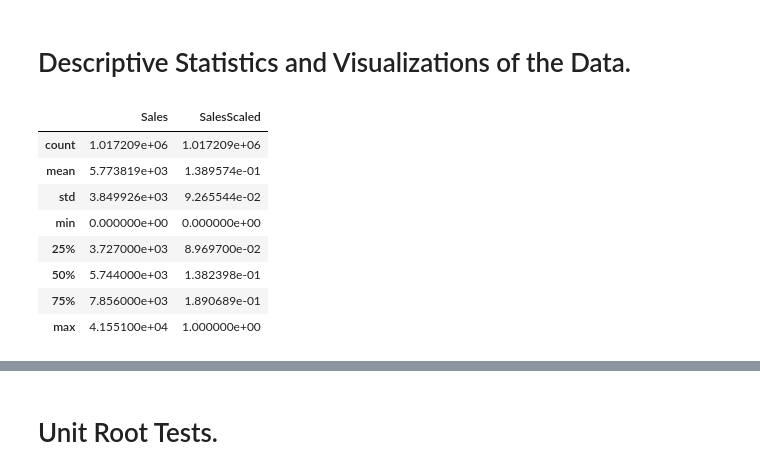
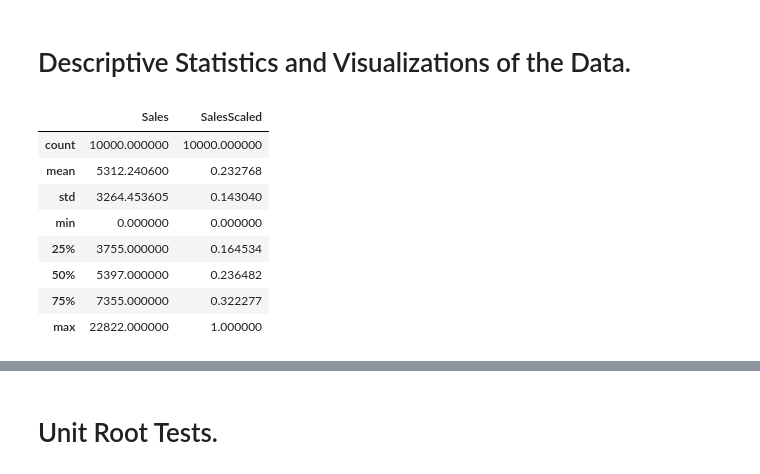
Before and after one commit to RYees/Pharmaceutical_Sales_prediction, a Jupyter notebook: notebooks/Istm_forecating.ipynb, the cells around one changed output, grey strips where cells are left out. Saved outputs shown, nothing was run; the diff lists cells and outputs as text; code cells hidden in the pictures.

```diff
--- a/notebooks/Istm_forecating.ipynb
+++ b/notebooks/Istm_forecating.ipynb
@@ -61,7 +38,8 @@ from tensorflow.keras.layers import LSTM
 scaler = MinMaxScaler()
 # train = train[['date','Sales']]
 train = train.loc[:,['Sales']]
-train
+new_train = train.iloc[:10000, :]
+new_train
 # %% [output]
 |  | Sales |
 | Date |  |
@@ -80,6 +58,6 @@ train
 # %%
-scaler.fit(train.Sales.values.reshape([-1, 1]))
-trainScaled = scaler.transform(train.Sales.values.reshape(-1, 1))
-train['SalesScaled'] = trainScaled
-train.tail(10)
+scaler.fit(new_train.Sales.values.reshape([-1, 1]))
+trainScaled = scaler.transform(new_train.Sales.values.reshape(-1, 1))
+new_train['SalesScaled'] = trainScaled
+new_train.tail(10)
 # %% [output]
@@ -98,14 +81,14 @@ train.tail(10)
 # %% [markdown]
 # Descriptive Statistics and Visualizations of the Data.
 # %%
-train.describe()
+new_train.describe()
 # %% [output]
 |  | Sales | SalesScaled |
-| count | 1.017209e+06 | 1.017209e+06 |
-| mean | 5.773819e+03 | 1.389574e-01 |
-| std | 3.849926e+03 | 9.265544e-02 |
-| min | 0.000000e+00 | 0.000000e+00 |
-| 25% | 3.727000e+03 | 8.969700e-02 |
-| 50% | 5.744000e+03 | 1.382398e-01 |
-| 75% | 7.856000e+03 | 1.890689e-01 |
-| max | 4.155100e+04 | 1.000000e+00 |
+| count | 10000.000000 | 10000.000000 |
+| mean | 5312.240600 | 0.232768 |
+| std | 3264.453605 | 0.143040 |
+| min | 0.000000 | 0.000000 |
+| 25% | 3755.000000 | 0.164534 |
+| 50% | 5397.000000 | 0.236482 |
+| 75% | 7355.000000 | 0.322277 |
+| max | 22822.000000 | 1.000000 |
```
Also changed, not shown: parts of 45 cells of this notebook, 1 other file.
